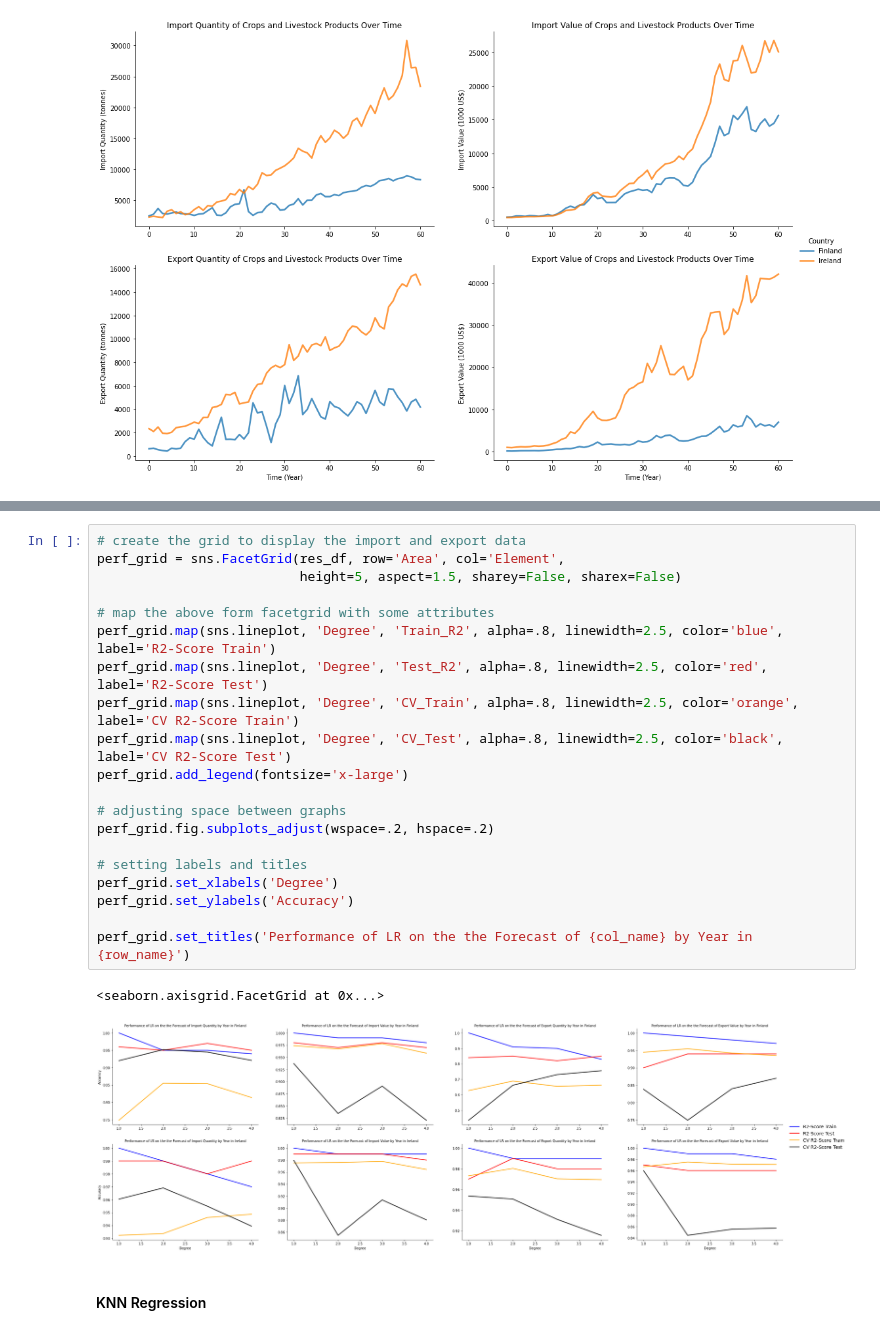
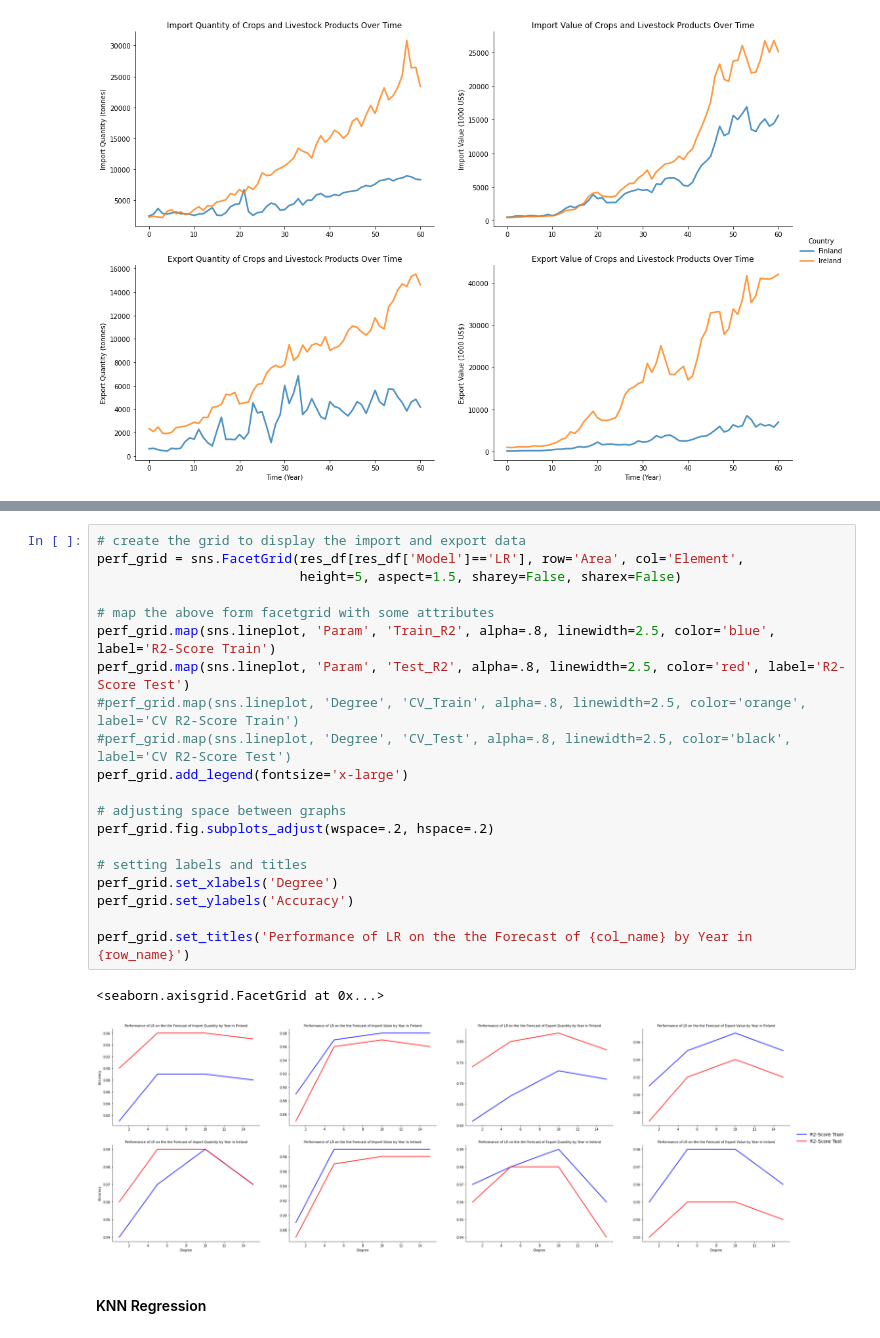
Before and after one commit to CCT-MastersDA/cct-ca2, a Jupyter notebook: jupyter/ML.ipynb, the cells around one changed output, grey strips where cells are left out. Cells and saved outputs as stored; diff of their text form.

```diff
--- a/jupyter/ML.ipynb
+++ b/jupyter/ML.ipynb
@@ -790,25 +888,25 @@ res_df
 # %%
 # create the grid to display the import and export data
-perf_grid = sns.FacetGrid(res_df, row='Area', col='Element',
+perf_grid = sns.FacetGrid(res_df[res_df['Model']=='LR'], row='Area', col='Element',
                           height=5, aspect=1.5, sharey=False, sharex=False)
 
 # map the above form facetgrid with some attributes
-perf_grid.map(sns.lineplot, 'Degree', 'Train_R2', alpha=.8, linewidth=2.5, color='blue', label='R2-Score Train')
-perf_grid.map(sns.lineplot, 'Degree', 'Test_R2', alpha=.8, linewidth=2.5, color='red', label='R2-Score Test')
-perf_grid.map(sns.lineplot, 'Degree', 'CV_Train', alpha=.8, linewidth=2.5, color='orange', label='CV R2-Score Train')
-perf_grid.map(sns.lineplot, 'Degree', 'CV_Test', alpha=.8, linewidth=2.5, color='black', label='CV R2-Score Test')
+perf_grid.map(sns.lineplot, 'Param', 'Train_R2', alpha=.8, linewidth=2.5, color='blue', label='R2-Score Train')
+perf_grid.map(sns.lineplot, 'Param', 'Test_R2', alpha=.8, linewidth=2.5, color='red', label='R2-Score Test')
+#perf_grid.map(sns.lineplot, 'Degree', 'CV_Train', alpha=.8, linewidth=2.5, color='orange', label='CV R2-Score Train')
+#perf_grid.map(sns.lineplot, 'Degree', 'CV_Test', alpha=.8, linewidth=2.5, color='black', label='CV R2-Score Test')
 perf_grid.add_legend(fontsize='x-large')
 
 # adjusting space between graphs
 perf_grid.fig.subplots_adjust(wspace=.2, hspace=.2)
 
 # setting labels and titles
 perf_grid.set_xlabels('Degree')
 perf_grid.set_ylabels('Accuracy')
 
 perf_grid.set_titles('Performance of LR on the the Forecast of {col_name} by Year in {row_name}')
 # %% [output]
 <seaborn.axisgrid.FacetGrid at 0x...>
-[figure, old version]
+[figure, new version]
 # %% [markdown]
 #### KNN Regression
```
Also changed, not shown: parts of 9 cells of this notebook, 1 other file.
